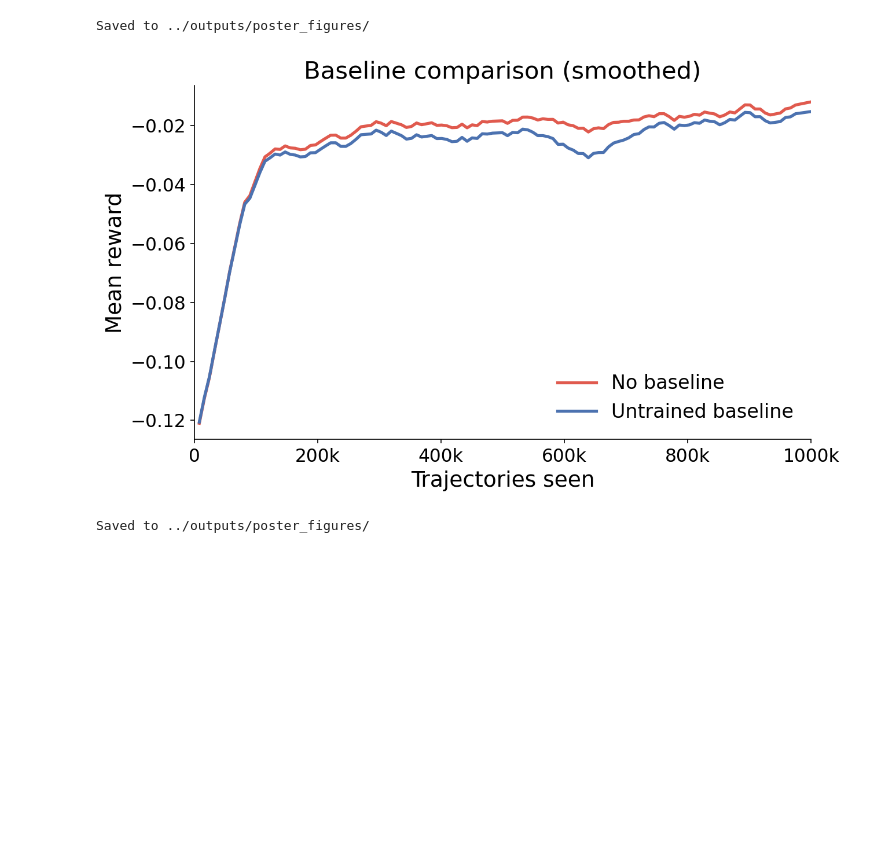
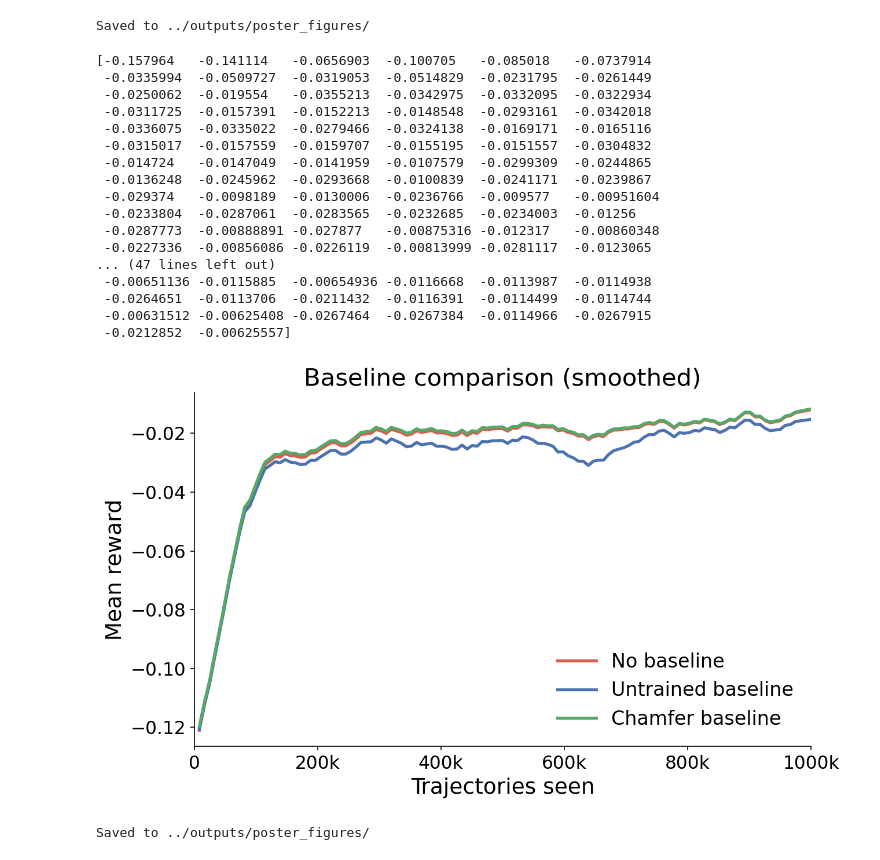
Before and after one commit to denizmsayin/rl-mesh-deformation, a Jupyter notebook: notebooks/poster_plots.ipynb, the cells around one changed output. Saved outputs shown, nothing was run; the diff lists cells and outputs as text; code cells hidden in the pictures; blank space fills up the shorter version.

Commit message:
add other baseline

```diff
--- a/notebooks/poster_plots.ipynb
+++ b/notebooks/poster_plots.ipynb
@@ -78,36 +78,58 @@ Saved to ../outputs/poster_figures/
 baseline_runs = {
     'No baseline':        BASE / 'baseline_none'       / 'train_log.csv',
     'Untrained baseline': BASE / 'baseline_randominit' / 'train_log.csv',
+    # 'EMA baseline':       BASE / 'baseline_ema'        / 'train_log.csv',
+    'Chamfer baseline':   BASE / 'baseline_chamfer'    / 'train_log.csv',
 }
 baseline_dfs = {label: pd.read_csv(path) for label, path in baseline_runs.items()}
 
+BASELINE_COLORS = ['#E05A4E', '#4C72B0', '#55A868', '#C44E52']
+
 fig, ax = plt.subplots(figsize=(9, 5.5))
 
-for (label, df), color in zip(baseline_dfs.items(), COLORS):
+for (label, df), color in zip(baseline_dfs.items(), BASELINE_COLORS):
     df = df[df['traj'] <= TOTAL_TRAJ]
     traj   = df['traj'].values
     r_mean = df['reward_mean'].values
     r_std  = df['reward_std'].values
 
+    print(r_mean)
     s_mean = smooth(r_mean)
     s_std  = smooth(r_std)
 
     ax.plot(traj, s_mean, color=color, label=label)
 
 ax.set_xlabel('Trajectories seen')
 ax.set_ylabel('Mean reward')
 ax.set_title('Baseline comparison (smoothed)')
 ax.set_xlim(0, TOTAL_TRAJ)
 ax.legend(frameon=False)
 ax.xaxis.set_major_formatter(ticker.FuncFormatter(
     lambda x, _: f'{int(x/1000)}k' if x > 0 else '0'
 ))
 
 fig.tight_layout()
 fig.savefig(OUT / 'poster_baseline_curves.pdf', bbox_inches='tight')
 fig.savefig(OUT / 'poster_baseline_curves.png', bbox_inches='tight', dpi=300)
 plt.show()
 print(f'Saved to {OUT}/')
 # %% [output]
+[-0.157964   -0.141114   -0.0656903  -0.100705   -0.085018   -0.0737914
+ -0.0335994  -0.0509727  -0.0319053  -0.0514829  -0.0231795  -0.0261449
+ -0.0250062  -0.019554   -0.0355213  -0.0342975  -0.0332095  -0.0322934
+ -0.0311725  -0.0157391  -0.0152213  -0.0148548  -0.0293161  -0.0342018
+ -0.0336075  -0.0335022  -0.0279466  -0.0324138  -0.0169171  -0.0165116
+ -0.0315017  -0.0157559  -0.0159707  -0.0155195  -0.0151557  -0.0304832
+ -0.014724   -0.0147049  -0.0141959  -0.0107579  -0.0299309  -0.0244865
+ -0.0136248  -0.0245962  -0.0293668  -0.0100839  -0.0241171  -0.0239867
+ -0.029374   -0.0098189  -0.0130006  -0.0236766  -0.009577   -0.00951604
+ -0.0233804  -0.0287061  -0.0283565  -0.0232685  -0.0234003  -0.01256
+ -0.0287773  -0.00888891 -0.027877   -0.00875316 -0.012317   -0.00860348
+ -0.0227336  -0.00856086 -0.0226119  -0.00813999 -0.0281117  -0.0123065
+... (47 lines left out)
+ -0.00651136 -0.0115885  -0.00654936 -0.0116668  -0.0113987  -0.0114938
+ -0.0264651  -0.0113706  -0.0211432  -0.0116391  -0.0114499  -0.0114744
+ -0.00631512 -0.00625408 -0.0267464  -0.0267384  -0.0114966  -0.0267915
+ -0.0212852  -0.00625557]
-[figure, old version]
+[figure, new version]
-Saved to ../outputs/poster_figures/
+Saved to ../outputs/poster_figures/
```
Also changed, not shown: 2 other files.
